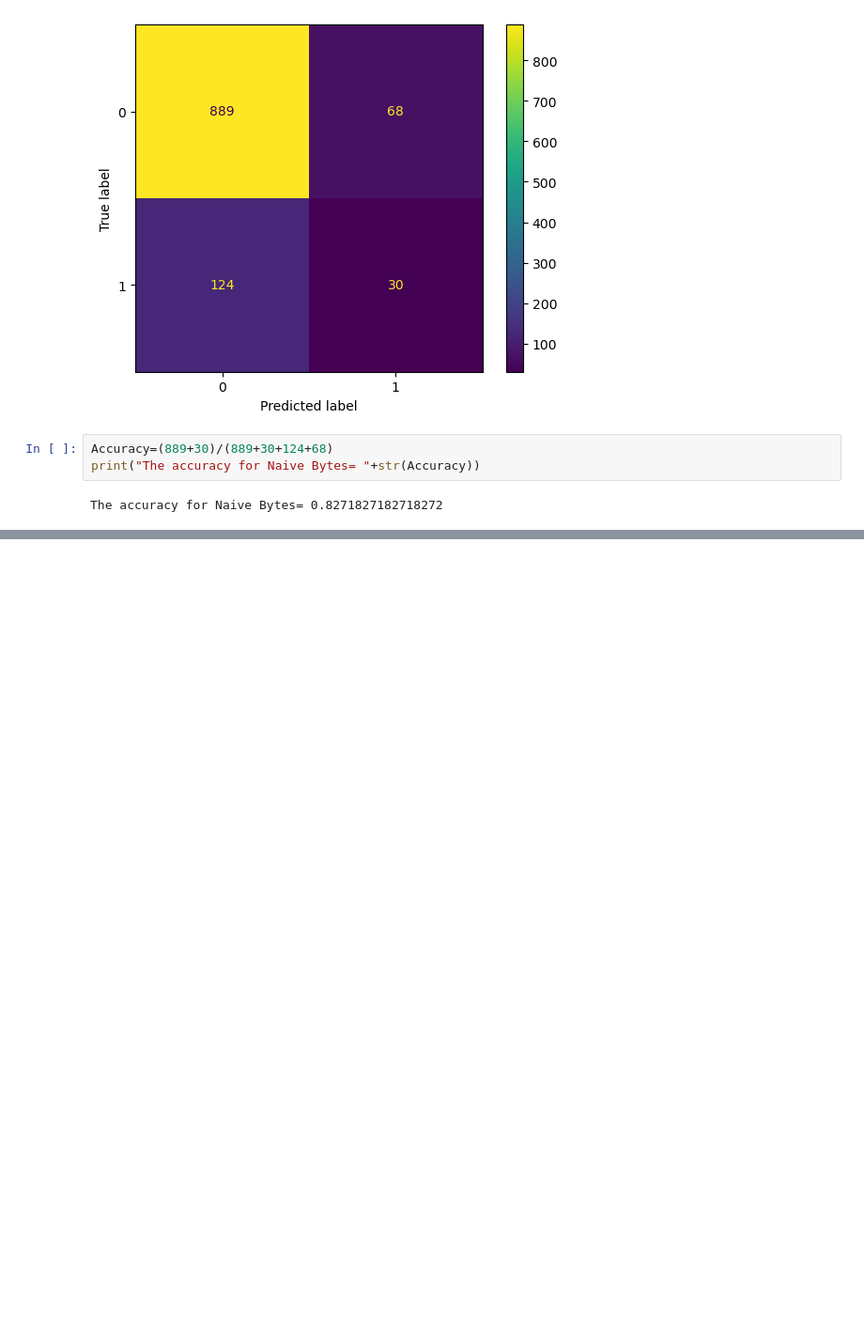
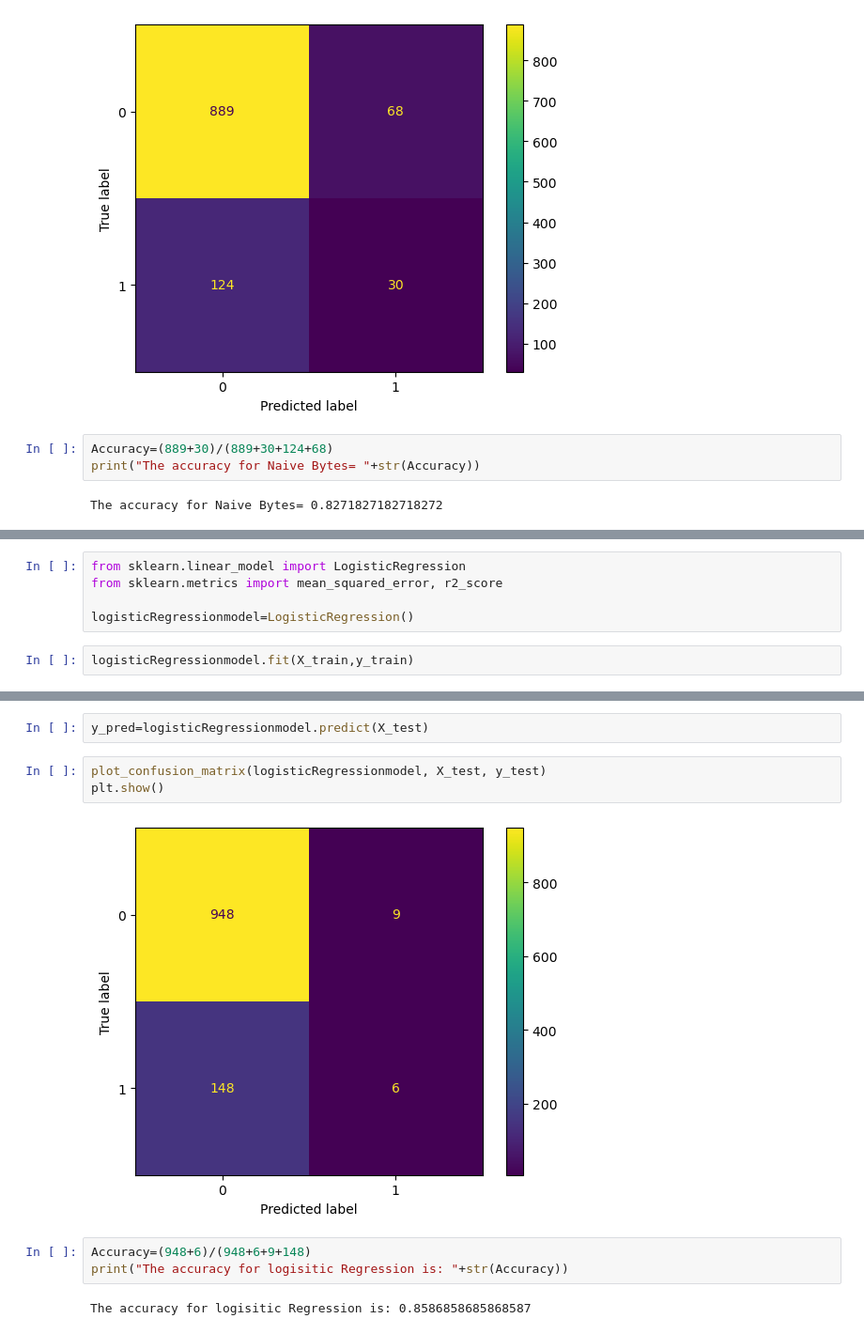
Before and after one commit to prathamagrawal/HeartBr, a Jupyter notebook: mlmodel.ipynb, the cells around one changed output, grey strips where cells are left out. Shown at 94% size. Saved outputs shown, nothing was run; the diff lists cells and outputs as text; blank space fills up the shorter version.

```diff
--- a/mlmodel.ipynb
+++ b/mlmodel.ipynb
@@ -67,0 +72,7 @@ The accuracy for Naive Bytes= 0.8271827182718272
+# %%
+from sklearn.linear_model import LogisticRegression
+from sklearn.metrics import mean_squared_error, r2_score
+
+logisticRegressionmodel=LogisticRegression()
+# %%
+logisticRegressionmodel.fit(X_train,y_train)
@@ -67,0 +88,12 @@ The accuracy for Naive Bytes= 0.8271827182718272
+# %%
+y_pred=logisticRegressionmodel.predict(X_test)
+# %%
+plot_confusion_matrix(logisticRegressionmodel, X_test, y_test)
+plt.show()
+# %% [output]
+[figure, added]
+# %%
+Accuracy=(948+6)/(948+6+9+148)
+print("The accuracy for logisitic Regression is: "+str(Accuracy))
+# %% [output]
+The accuracy for logisitic Regression is: 0.8586858685868587
```
Also changed, not shown: parts of 11 cells of this notebook.
